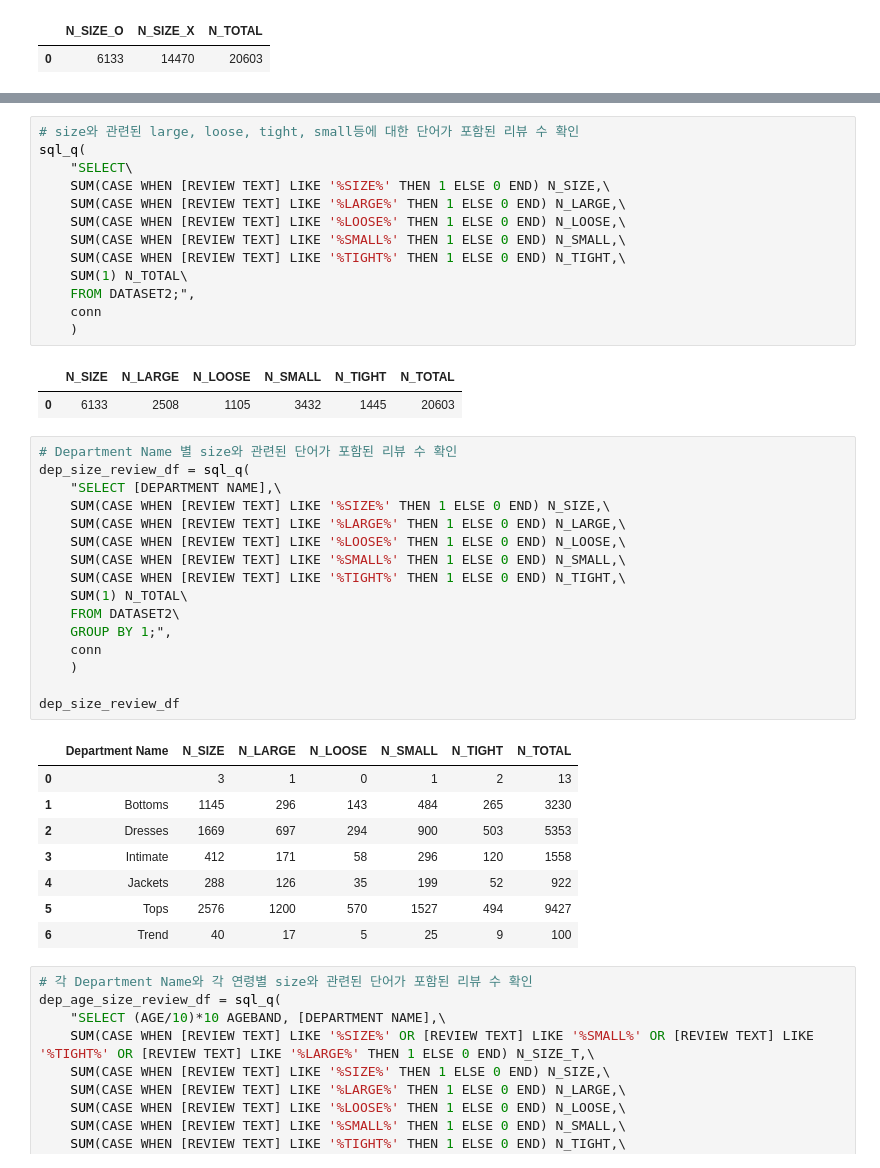
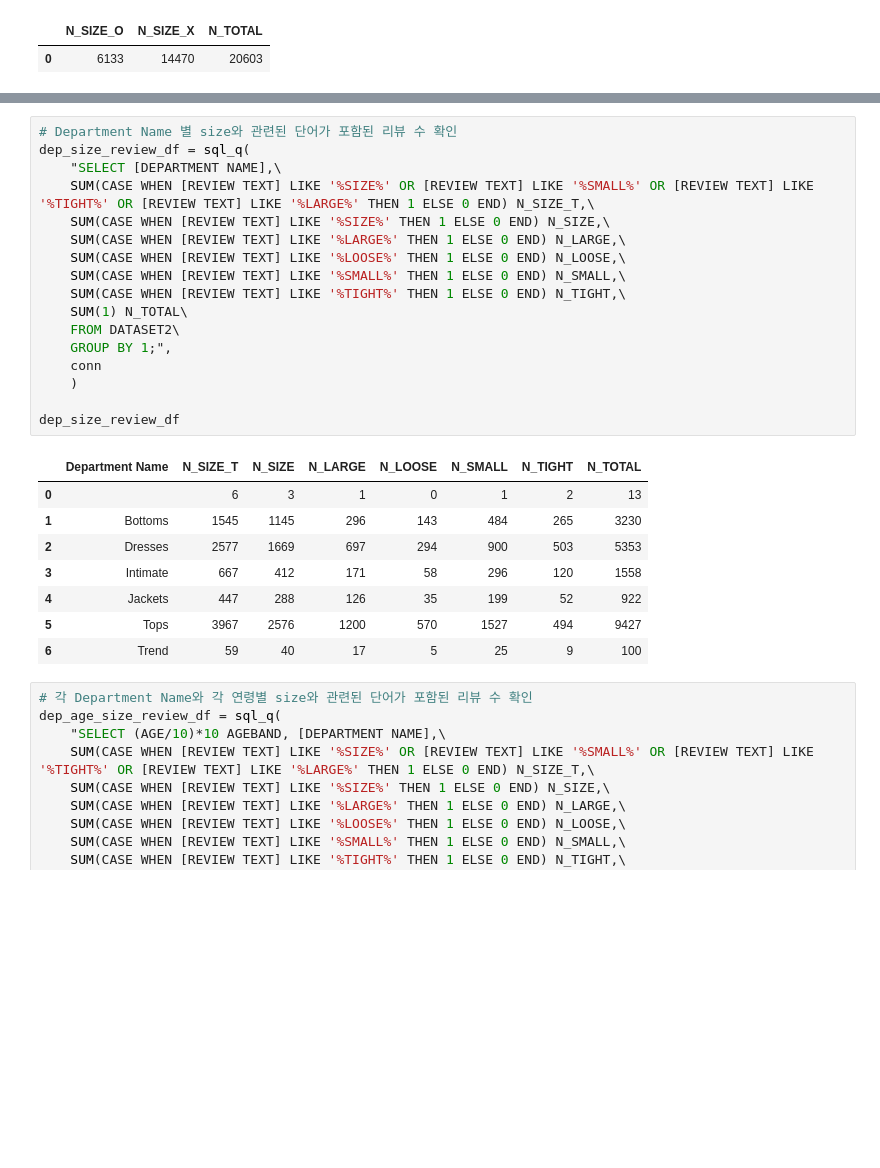
Before and after one commit to DataHyeon/DA_SQL2, a Jupyter notebook: Da_SQL_2.ipynb, the cells around one changed output, grey strips where cells are left out. Saved outputs shown, nothing was run; the diff lists cells and outputs as text; blank space fills up the shorter version.

```diff
--- a/Da_SQL_2.ipynb
+++ b/Da_SQL_2.ipynb
@@ -361,44 +505,29 @@ size_review_df
 # %%
-# size와 관련된 large, loose, tight, small등에 대한 단어가 포함된 리뷰 수 확인
-sql_q(
-    "SELECT\
+# Department Name 별 size와 관련된 단어가 포함된 리뷰 수 확인
+dep_size_review_df = sql_q(
+    "SELECT [DEPARTMENT NAME],\
+    SUM(CASE WHEN [REVIEW TEXT] LIKE '%SIZE%' OR [REVIEW TEXT] LIKE '%SMALL%' OR [REVIEW TEXT] LIKE '%TIGHT%' OR [REVIEW TEXT] LIKE '%LARGE%' THEN 1 ELSE 0 END) N_SIZE_T,\
     SUM(CASE WHEN [REVIEW TEXT] LIKE '%SIZE%' THEN 1 ELSE 0 END) N_SIZE,\
     SUM(CASE WHEN [REVIEW TEXT] LIKE '%LARGE%' THEN 1 ELSE 0 END) N_LARGE,\
     SUM(CASE WHEN [REVIEW TEXT] LIKE '%LOOSE%' THEN 1 ELSE 0 END) N_LOOSE,\
     SUM(CASE WHEN [REVIEW TEXT] LIKE '%SMALL%' THEN 1 ELSE 0 END) N_SMALL,\
     SUM(CASE WHEN [REVIEW TEXT] LIKE '%TIGHT%' THEN 1 ELSE 0 END) N_TIGHT,\
     SUM(1) N_TOTAL\
-    FROM DATASET2;",
+    FROM DATASET2\
+    GROUP BY 1;",
     conn
     )
+
+dep_size_review_df
 # %% [output]
-|  | N_SIZE | N_LARGE | N_LOOSE | N_SMALL | N_TIGHT | N_TOTAL |
-| 0 | 6133 | 2508 | 1105 | 3432 | 1445 | 20603 |
+|  | Department Name | N_SIZE_T | N_SIZE | N_LARGE | N_LOOSE | N_SMALL | N_TIGHT | N_TOTAL |
+| 0 |  | 6 | 3 | 1 | 0 | 1 | 2 | 13 |
+| 1 | Bottoms | 1545 | 1145 | 296 | 143 | 484 | 265 | 3230 |
+| 2 | Dresses | 2577 | 1669 | 697 | 294 | 900 | 503 | 5353 |
+| 3 | Intimate | 667 | 412 | 171 | 58 | 296 | 120 | 1558 |
+| 4 | Jackets | 447 | 288 | 126 | 35 | 199 | 52 | 922 |
+| 5 | Tops | 3967 | 2576 | 1200 | 570 | 1527 | 494 | 9427 |
+| 6 | Trend | 59 | 40 | 17 | 5 | 25 | 9 | 100 |
-# %%
-# Department Name 별 size와 관련된 단어가 포함된 리뷰 수 확인
-dep_size_review_df = sql_q(
-    "SELECT [DEPARTMENT NAME],\
-    SUM(CASE WHEN [REVIEW TEXT] LIKE '%SIZE%' THEN 1 ELSE 0 END) N_SIZE,\
-    SUM(CASE WHEN [REVIEW TEXT] LIKE '%LARGE%' THEN 1 ELSE 0 END) N_LARGE,\
-    SUM(CASE WHEN [REVIEW TEXT] LIKE '%LOOSE%' THEN 1 ELSE 0 END) N_LOOSE,\
-    SUM(CASE WHEN [REVIEW TEXT] LIKE '%SMALL%' THEN 1 ELSE 0 END) N_SMALL,\
-    SUM(CASE WHEN [REVIEW TEXT] LIKE '%TIGHT%' THEN 1 ELSE 0 END) N_TIGHT,\
-    SUM(1) N_TOTAL\
-    FROM DATASET2\
-    GROUP BY 1;",
-    conn
-    )
-
-dep_size_review_df
-# %% [output]
-|  | Department Name | N_SIZE | N_LARGE | N_LOOSE | N_SMALL | N_TIGHT | N_TOTAL |
-| 0 |  | 3 | 1 | 0 | 1 | 2 | 13 |
-| 1 | Bottoms | 1145 | 296 | 143 | 484 | 265 | 3230 |
-| 2 | Dresses | 1669 | 697 | 294 | 900 | 503 | 5353 |
-| 3 | Intimate | 412 | 171 | 58 | 296 | 120 | 1558 |
-| 4 | Jackets | 288 | 126 | 35 | 199 | 52 | 922 |
-| 5 | Tops | 2576 | 1200 | 570 | 1527 | 494 | 9427 |
-| 6 | Trend | 40 | 17 | 5 | 25 | 9 | 100 |
 # %%
 # 각 Department Name와 각 연령별 size와 관련된 단어가 포함된 리뷰 수 확인
 dep_age_size_review_df = sql_q(
```
Also changed, not shown: parts of 30 cells of this notebook, 9 other files.
